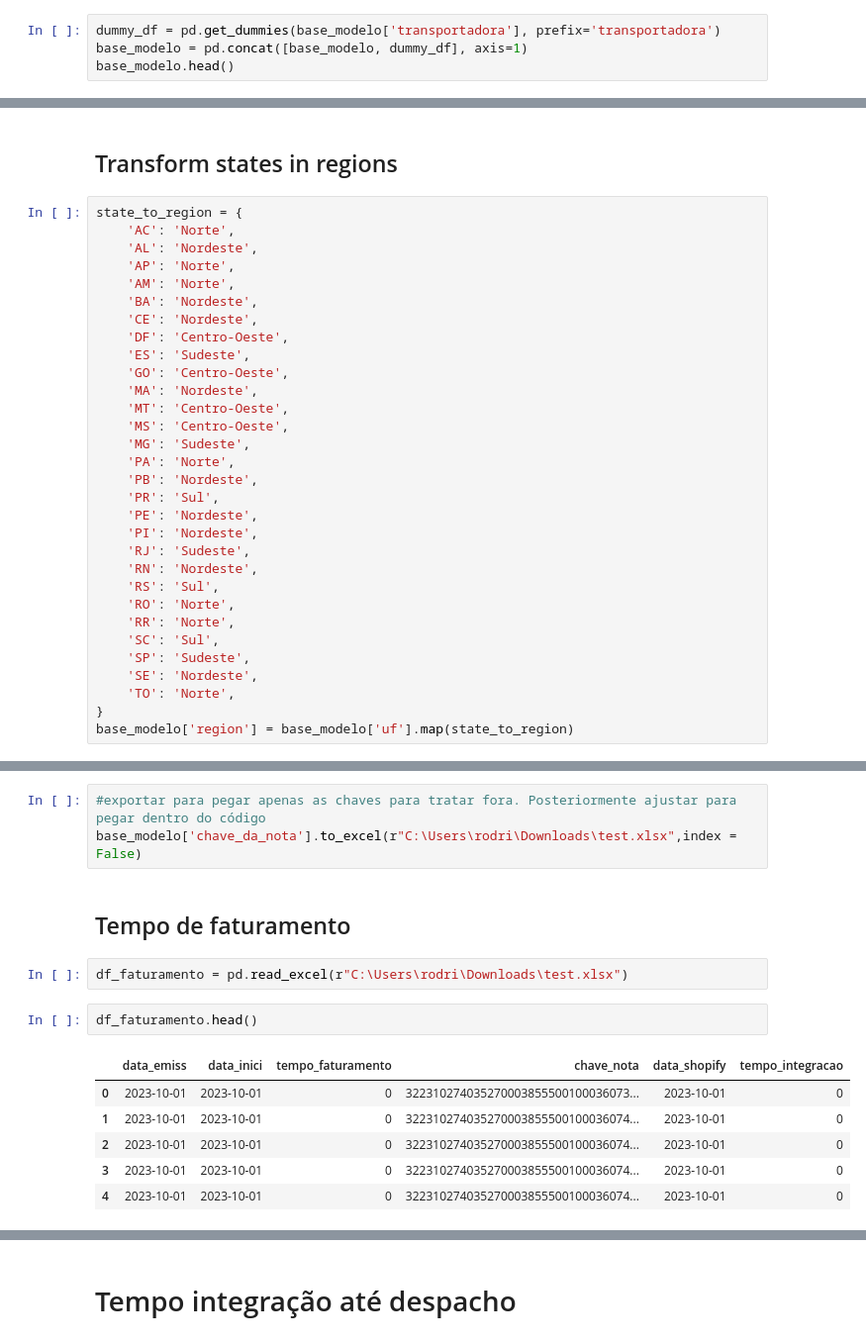
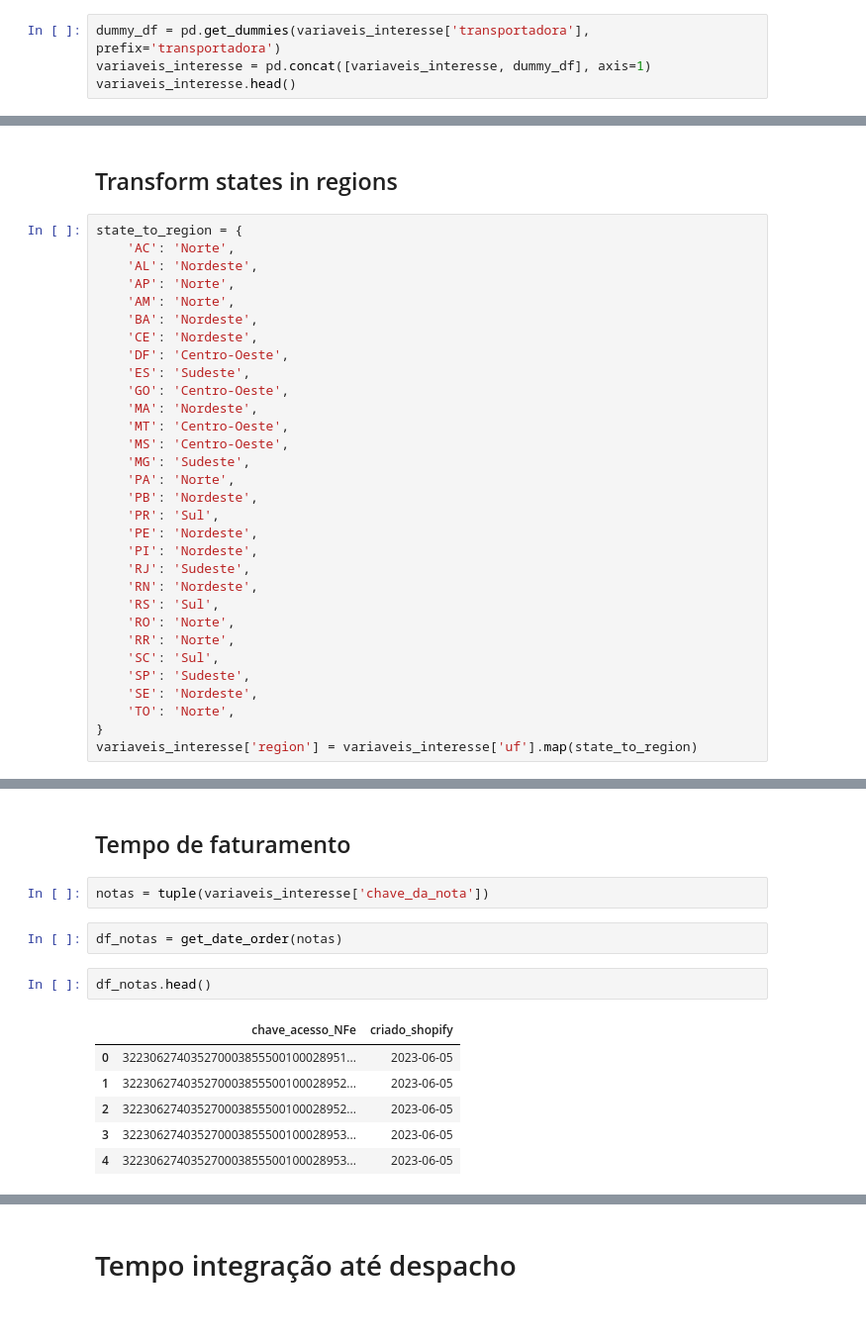
Before and after one commit to RodrigoPMascarenhas/forecast_delivery_orders, a Jupyter notebook: forecast_delivery_orders.ipynb, the cells around one changed output, grey strips where cells are left out. Shown: that part at 99% size. Drawn from its saved outputs; the diff is of its cells as text.

```diff
--- a/forecast_delivery_orders.ipynb
+++ b/forecast_delivery_orders.ipynb
@@ -77,5 +299,5 @@ base_modelo['tempo_dias_despacho'] = (base_modelo['data_despacho'] - base_modelo
 # %%
-dummy_df = pd.get_dummies(base_modelo['transportadora'], prefix='transportadora')
-base_modelo = pd.concat([base_modelo, dummy_df], axis=1)
-base_modelo.head()
+dummy_df = pd.get_dummies(variaveis_interesse['transportadora'], prefix='transportadora')
+variaveis_interesse = pd.concat([variaveis_interesse, dummy_df], axis=1)
+variaveis_interesse.head()
 # %% [output]
@@ -137,7 +360,7 @@ state_to_region = {
     'SE': 'Nordeste',
     'TO': 'Norte',
 }
-base_modelo['region'] = base_modelo['uf'].map(state_to_region)
+variaveis_interesse['region'] = variaveis_interesse['uf'].map(state_to_region)
 # %%
 dummy_df = pd.get_dummies(base_modelo['region'], prefix='regiao',drop_first=True)
 base_modelo = pd.concat([base_modelo, dummy_df], axis=1)
@@ -159,16 +375,15 @@ base_modelo.head()
-# %%
-#exportar para pegar apenas as chaves para tratar fora. Posteriormente ajustar para pegar dentro do código
-base_modelo['chave_da_nota'].to_excel(r"C:\Users\rodri\Downloads\test.xlsx",index = False)
 # %% [markdown]
 ## Tempo de faturamento
-# %%
-df_faturamento = pd.read_excel(r"C:\Users\rodri\Downloads\test.xlsx")
+# %%
+notas = tuple(variaveis_interesse['chave_da_nota'])
+# %%
+df_notas = get_date_order(notas)
 # %%
-df_faturamento.head()
+df_notas.head()
 # %% [output]
-|  | data_emiss | data_inici | tempo_faturamento | chave_nota | data_shopify | tempo_integracao |
-| 0 | 2023-10-01 | 2023-10-01 | 0 | 322310274035270003855500100036073... | 2023-10-01 | 0 |
-| 1 | 2023-10-01 | 2023-10-01 | 0 | 322310274035270003855500100036074... | 2023-10-01 | 0 |
-| 2 | 2023-10-01 | 2023-10-01 | 0 | 322310274035270003855500100036074... | 2023-10-01 | 0 |
-| 3 | 2023-10-01 | 2023-10-01 | 0 | 322310274035270003855500100036074... | 2023-10-01 | 0 |
-| 4 | 2023-10-01 | 2023-10-01 | 0 | 322310274035270003855500100036074... | 2023-10-01 | 0 |
+|  | chave_acesso_NFe | criado_shopify |
+| 0 | 322306274035270003855500100028951... | 2023-06-05 |
+| 1 | 322306274035270003855500100028952... | 2023-06-05 |
+| 2 | 322306274035270003855500100028952... | 2023-06-05 |
+| 3 | 322306274035270003855500100028953... | 2023-06-05 |
+| 4 | 322306274035270003855500100028953... | 2023-06-05 |
```
Also changed, not shown: parts of 65 cells of this notebook, 1 other file.
